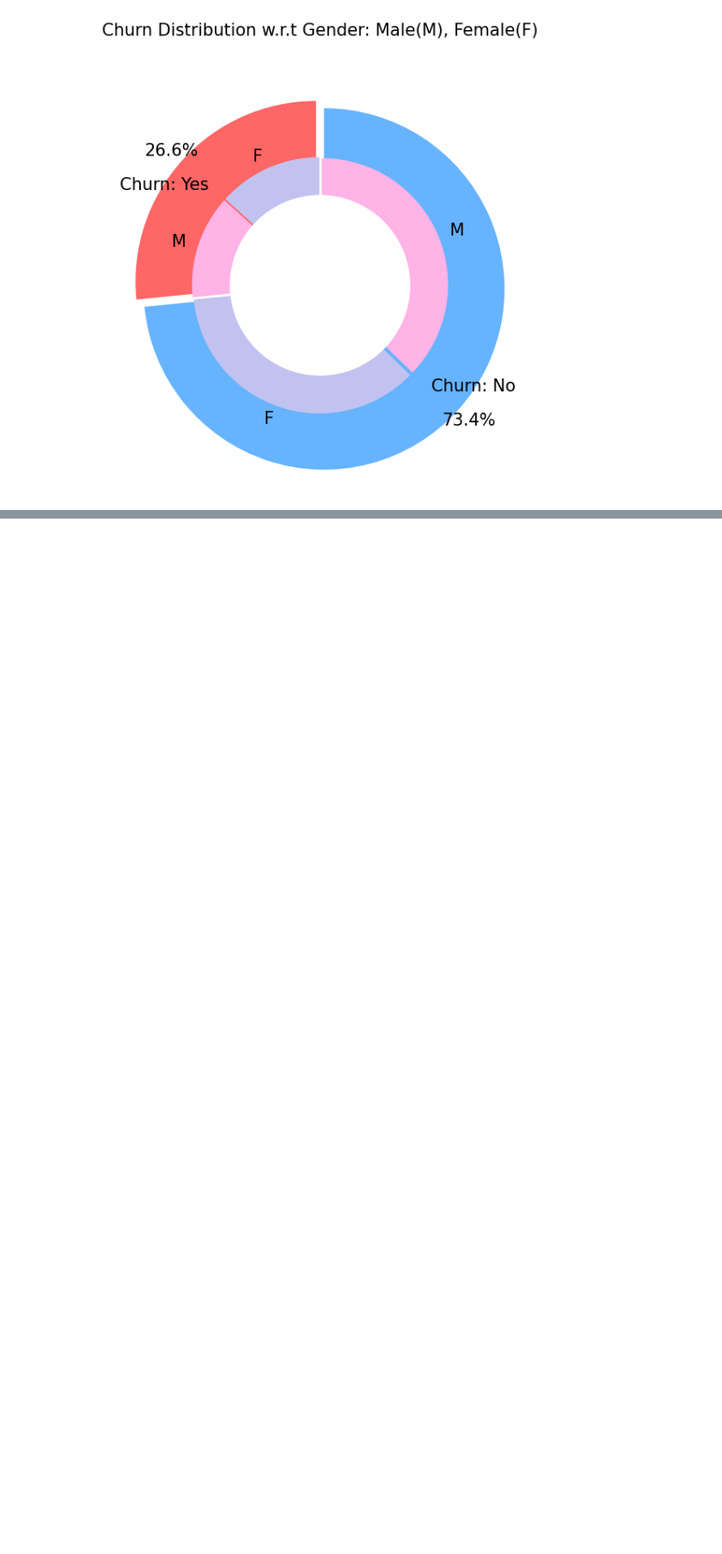
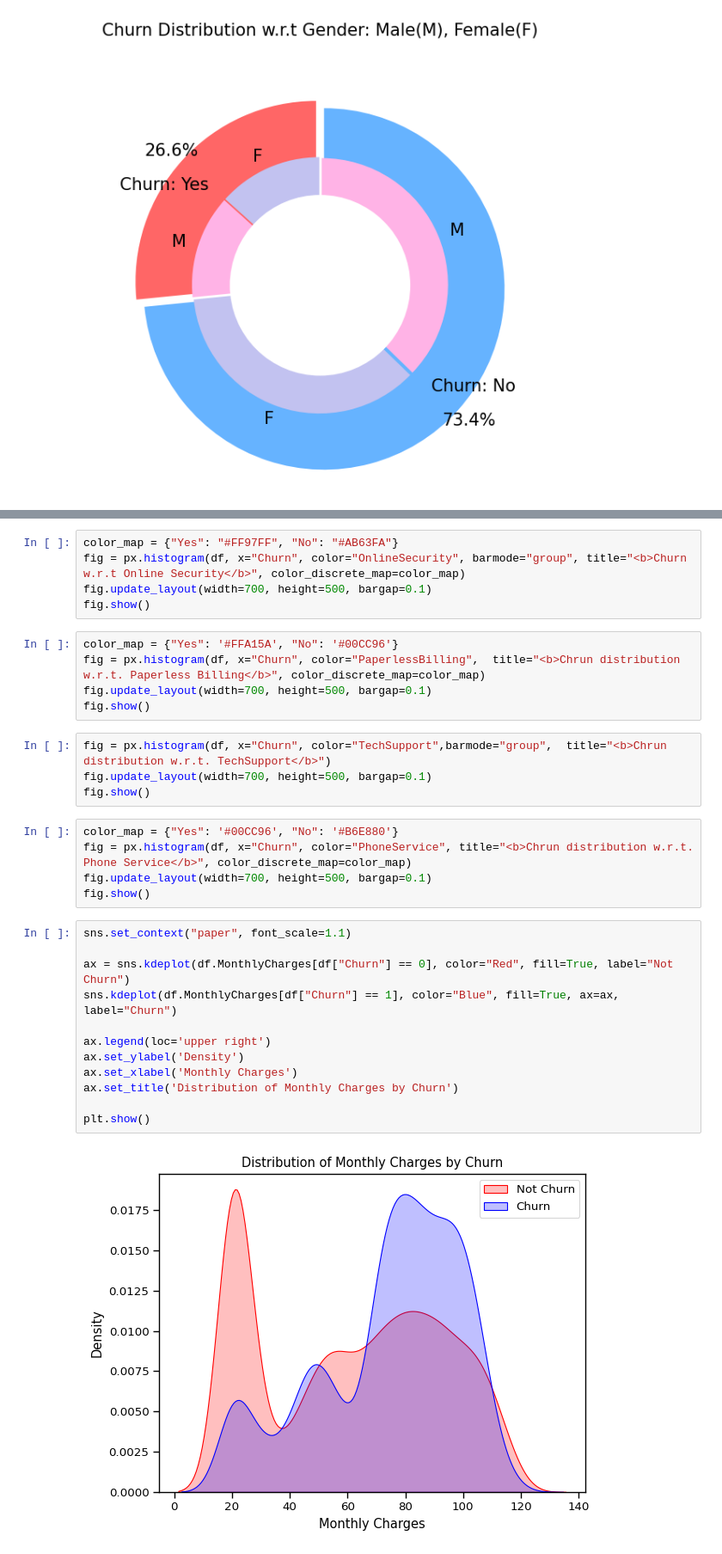
Before and after one commit to sujithachalla97/Lumen-Quest-2026, a Jupyter notebook: Machine Learning/EDA.ipynb, the cells around one changed output, grey strips where cells are left out. Shown at 86% size. Cells and saved outputs as stored; diff of their text form; blank space fills up the shorter version.

Commit message:
VISUALIZATION

```diff
--- a/Machine Learning/EDA.ipynb
+++ b/Machine Learning/EDA.ipynb
@@ -399,0 +488,33 @@ plt.show()
+# %%
+color_map = {"Yes": "#FF97FF", "No": "#AB63FA"}
+fig = px.histogram(df, x="Churn", color="OnlineSecurity", barmode="group", title="<b>Churn w.r.t Online Security</b>", color_discrete_map=color_map)
+fig.update_layout(width=700, height=500, bargap=0.1)
+fig.show()
+# %%
+color_map = {"Yes": '#FFA15A', "No": '#00CC96'}
+fig = px.histogram(df, x="Churn", color="PaperlessBilling",  title="<b>Chrun distribution w.r.t. Paperless Billing</b>", color_discrete_map=color_map)
+fig.update_layout(width=700, height=500, bargap=0.1)
+fig.show()
+# %%
+fig = px.histogram(df, x="Churn", color="TechSupport",barmode="group",  title="<b>Chrun distribution w.r.t. TechSupport</b>")
+fig.update_layout(width=700, height=500, bargap=0.1)
+fig.show()
+# %%
+color_map = {"Yes": '#00CC96', "No": '#B6E880'}
+fig = px.histogram(df, x="Churn", color="PhoneService", title="<b>Chrun distribution w.r.t. Phone Service</b>", color_discrete_map=color_map)
+fig.update_layout(width=700, height=500, bargap=0.1)
+fig.show()
+# %%
+sns.set_context("paper", font_scale=1.1)
+
+ax = sns.kdeplot(df.MonthlyCharges[df["Churn"] == 0], color="Red", fill=True, label="Not Churn")
+sns.kdeplot(df.MonthlyCharges[df["Churn"] == 1], color="Blue", fill=True, ax=ax, label="Churn")
+
+ax.legend(loc='upper right')
+ax.set_ylabel('Density')
+ax.set_xlabel('Monthly Charges')
+ax.set_title('Distribution of Monthly Charges by Churn')
+
+plt.show()
+# %% [output]
+[figure, added]
```
Also changed, not shown: parts of 8 cells of this notebook.
